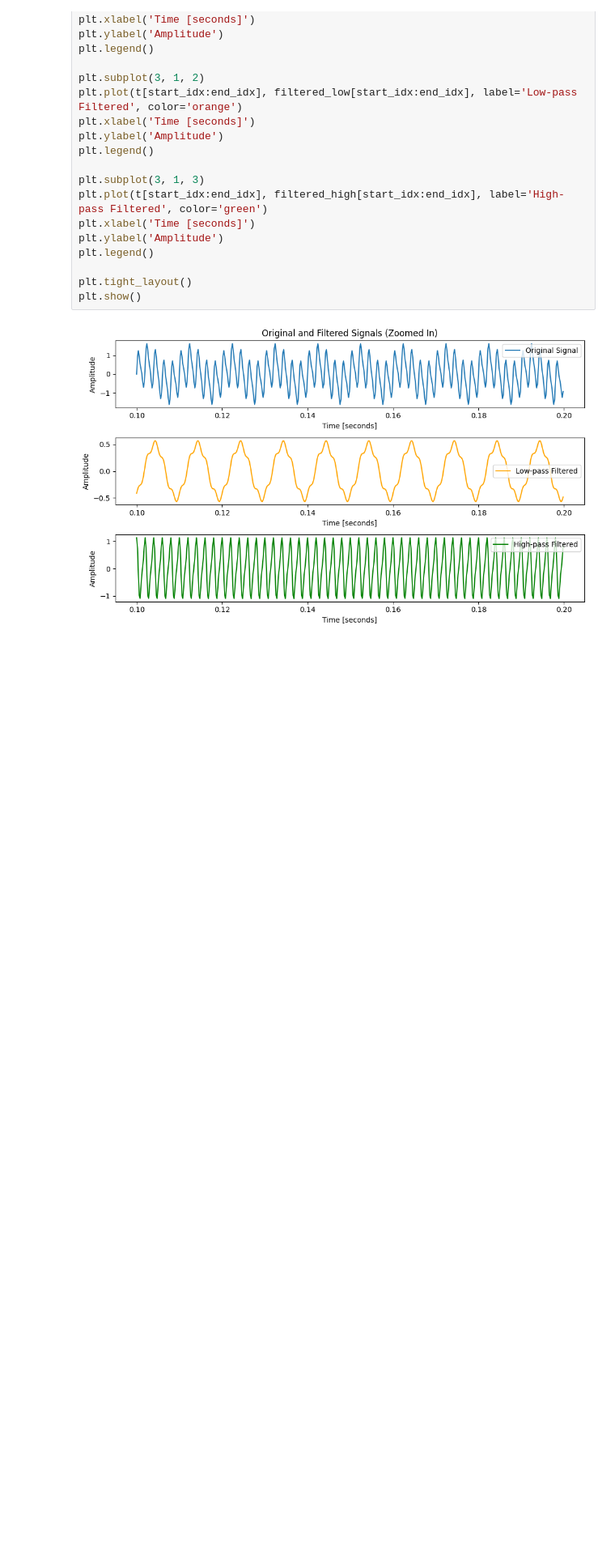
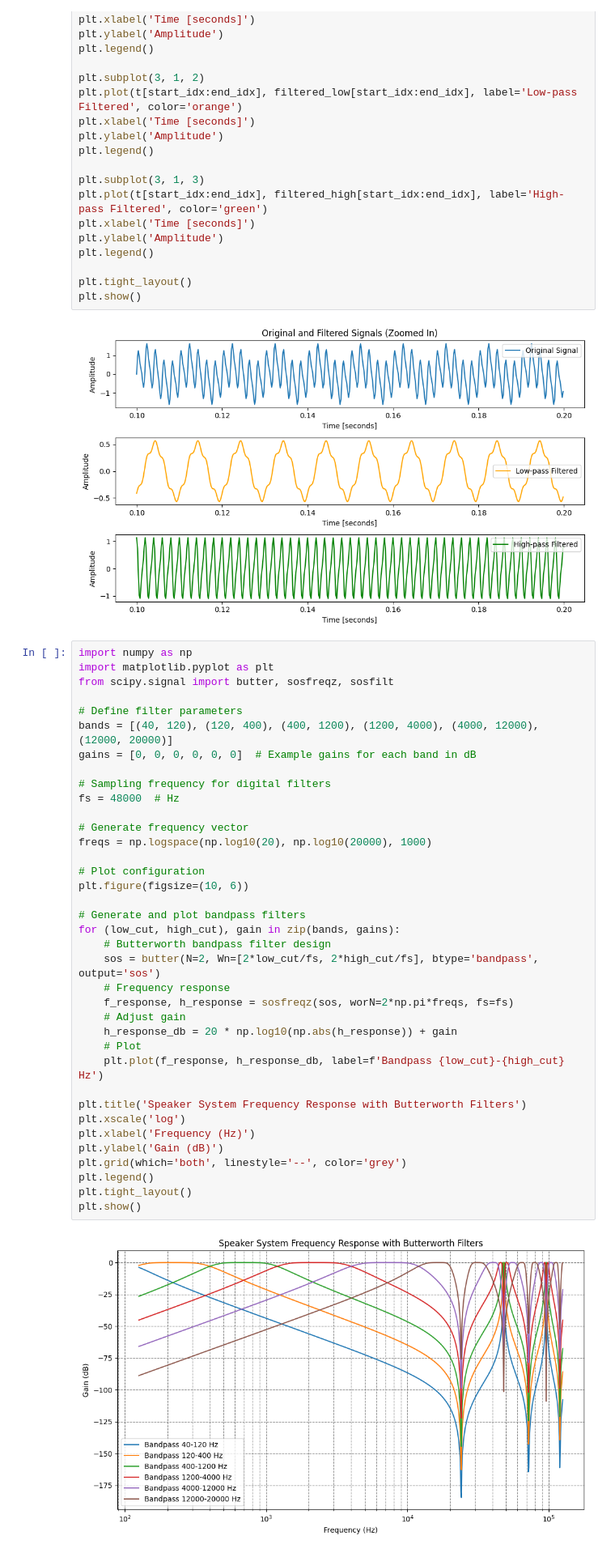
Before and after one commit to Darthph0enix7/IIR_Filter_Basics, a Jupyter notebook: Butterworth_Filter_Demo.ipynb, the cells around one changed output. Shown at 81% size. Cells and saved outputs as stored; diff of their text form; blank space fills up the shorter version.

```diff
--- a/Butterworth_Filter_Demo.ipynb
+++ b/Butterworth_Filter_Demo.ipynb
@@ -300,3 +300,42 @@ plt.tight_layout()
 plt.show()
 # %% [output]
 [figure]
+# %%
+import numpy as np
+import matplotlib.pyplot as plt
+from scipy.signal import butter, sosfreqz, sosfilt
+
+# Define filter parameters
+bands = [(40, 120), (120, 400), (400, 1200), (1200, 4000), (4000, 12000), (12000, 20000)]
+gains = [0, 0, 0, 0, 0, 0]  # Example gains for each band in dB
+
+# Sampling frequency for digital filters
+fs = 48000  # Hz
+
+# Generate frequency vector
+freqs = np.logspace(np.log10(20), np.log10(20000), 1000)
+
+# Plot configuration
+plt.figure(figsize=(10, 6))
+
+# Generate and plot bandpass filters
+for (low_cut, high_cut), gain in zip(bands, gains):
+    # Butterworth bandpass filter design
+    sos = butter(N=2, Wn=[2*low_cut/fs, 2*high_cut/fs], btype='bandpass', output='sos')
+    # Frequency response
+    f_response, h_response = sosfreqz(sos, worN=2*np.pi*freqs, fs=fs)
+    # Adjust gain
+    h_response_db = 20 * np.log10(np.abs(h_response)) + gain
+    # Plot
+    plt.plot(f_response, h_response_db, label=f'Bandpass {low_cut}-{high_cut} Hz')
+
+plt.title('Speaker System Frequency Response with Butterworth Filters')
+plt.xscale('log')
+plt.xlabel('Frequency (Hz)')
+plt.ylabel('Gain (dB)')
+plt.grid(which='both', linestyle='--', color='grey')
+plt.legend()
+plt.tight_layout()
+plt.show()
+# %% [output]
+[figure, added]
```
Also changed, not shown: parts of 1 cell of this notebook, 4 other files.
